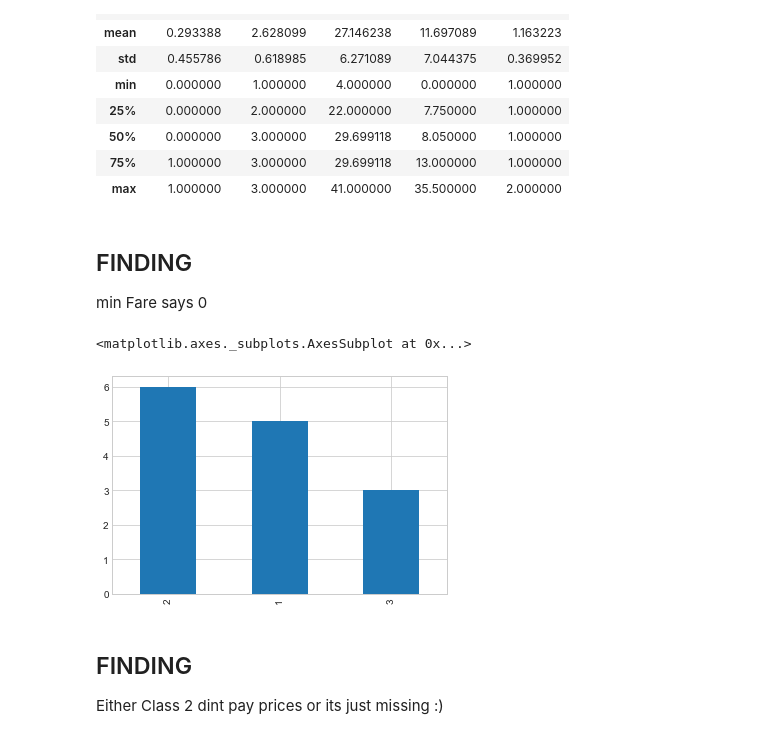
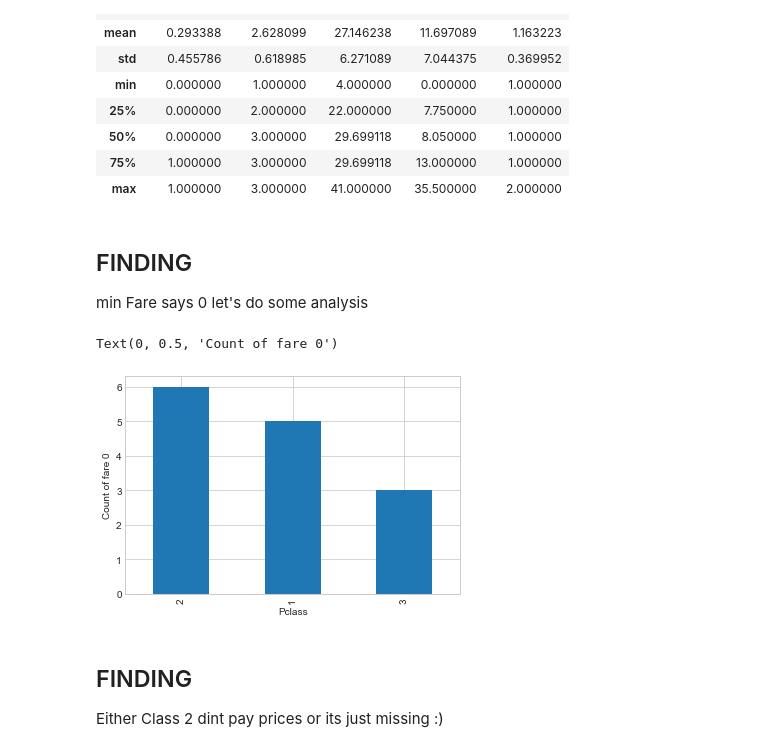
Before and after one commit to pat-123/Titanic, a Jupyter notebook: notebooks/Titanic.ipynb, the cells around one changed output. Saved outputs shown, nothing was run; the diff lists cells and outputs as text; code cells hidden in the pictures.

```diff
--- a/notebooks/Titanic.ipynb
+++ b/notebooks/Titanic.ipynb
@@ -40,7 +39,8 @@ Cabin           object
 Embarked        object
 dtype: object
 # %%
-def get_col_names():
+def get_col_names(data):
+    """This function segregates and returns the continous and categorical column names in the dataframe passed"""
     continous_names = []
     categ_names = []
     for i in data.columns:
@@ -48,15 +48,19 @@ def get_col_names():
         else categ_names.append(i)
     return continous_names,categ_names
 # %%
-#iloc used for col index and loc for col name
-continous_names, cat_names = get_col_names()
+#Let us get the glimpse of continous and categorical column features we have
+continous_names, cat_names = get_col_names(data)
 print('-----Summary of columns')
 print('Total col -',data.shape[1] )
-print('continous are -', len(continous_names))
+print('-------------------------')
+print('continous -', len(continous_names))
 print(data[continous_names].head(1))
-print('-----')
-print('categorical are -', len(cat_names))
+print('-------------------------')
+print('-------------------------')
+print('categorical  -', len(cat_names))
 print(data[cat_names].head(1))
+print('-------------------------')
+#PS:#iloc To be used for column index and loc when you have column name instead
 # %% [output]
 -----Summary of columns
 Total col - 12
@@ -169,11 +180,6 @@ for i,dataset in enumerate(full_data):
     dataset['Age'] = dataset['Age'].fillna(dataset['Age'].mean())
     dataset['Fare'] = dataset['Fare'].fillna(dataset['Fare'].mean())
     dataset['Embarked'] = dataset['Embarked'].fillna(dataset['Embarked'].mode()[0])
-    if i == 0:
-        data = dataset
-    else:
-        test = dataset
-full_data = [data,test]
 # %%
 data.isnull().sum()
 #bk_data = data
@@ -291,12 +296,14 @@ data.describe()
 | max | 1.000000 | 3.000000 | 41.000000 | 35.500000 | 2.000000 |
 # %% [markdown]
 ## FINDING
-min Fare says 0
+min Fare says 0 let's do some analysis
 # %%
 data[data['Fare']==0].Pclass.value_counts().plot.bar()
+plt.xlabel('Pclass')
+plt.ylabel('Count of fare 0')
 # %% [output]
-<matplotlib.axes._subplots.AxesSubplot at 0x...>
+Text(0, 0.5, 'Count of fare 0')
-[figure, old version]
+[figure, new version]
 # %% [markdown]
 ## FINDING
 Either Class 2 dint pay prices or its just missing :)
```
Also changed, not shown: parts of 57 cells of this notebook, 1 other file.
